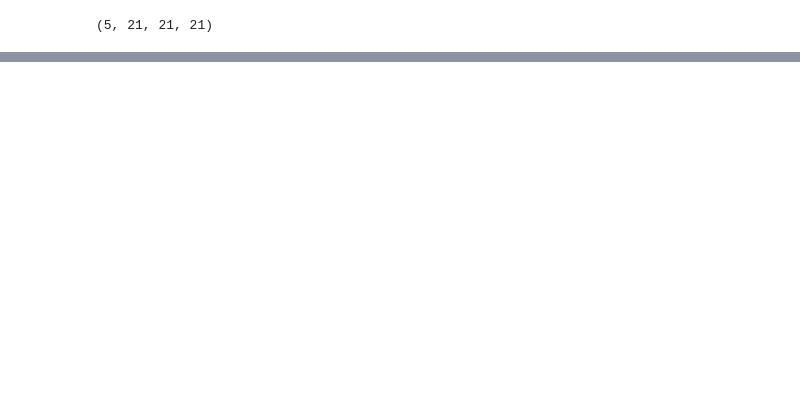
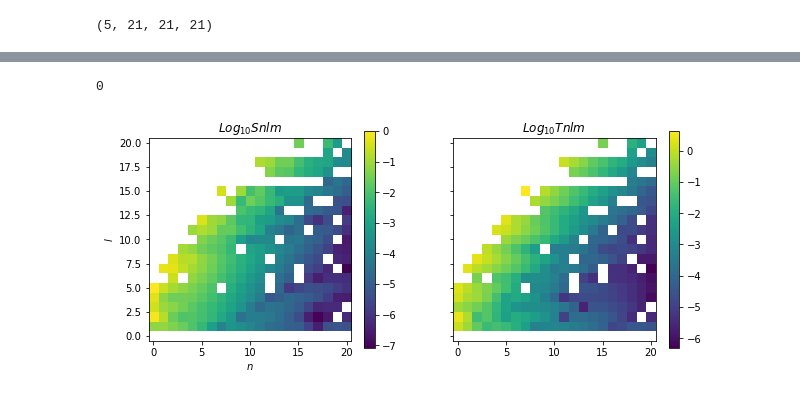
Before and after one commit to jngaravitoc/time-dependent-BFE, a Jupyter notebook: scripts/scf_coefficients/scf_coefficients_tests.ipynb, the cells around one changed output, grey strips where cells are left out. Saved outputs shown, nothing was run; the diff lists cells and outputs as text; code cells hidden in the pictures; blank space fills up the shorter version.

```diff
--- a/scripts/scf_coefficients/scf_coefficients_tests.ipynb
+++ b/scripts/scf_coefficients/scf_coefficients_tests.ipynb
@@ -28,0 +46,5 @@ Snlm_smooth, Tnlm_smooth, N_coeff = scf.smooth_coeff_matrix(pmass, sn=5)
+# %%
+vis_smooth.hist_scf(m=1, axis=1)
+# %% [output]
+0
+[figure, added]
```
Also changed, not shown: parts of 17 cells of this notebook, 1 other file.
